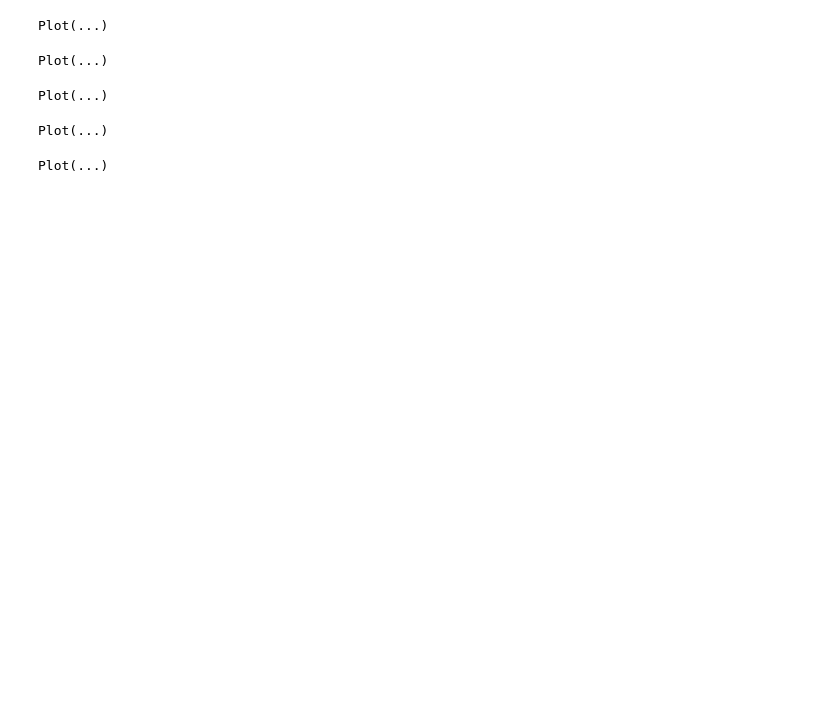
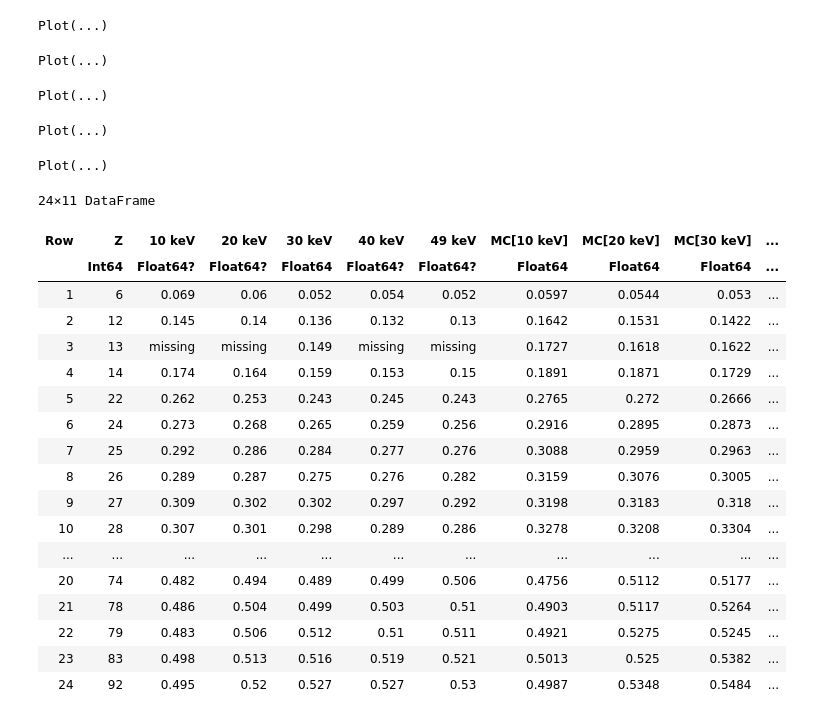
Before and after one commit to usnistgov/NeXLCore.jl, a Jupyter notebook: jupyter/backscatter_mc_browning1991.ipynb, the cells around one changed output. Cells and saved outputs as stored; diff of their text form; code cells hidden in the pictures; blank space fills up the shorter version.

```diff
--- a/jupyter/backscatter_mc_browning1991.ipynb
+++ b/jupyter/backscatter_mc_browning1991.ipynb
@@ -13,14 +11,13 @@ using Gadfly
 
 function backscatter(elm::Element, e0, traj=10000)
   traj2::Function=(t::Electron, mat::Material)->NeXLCore.transport(t, mat, Browning1991)
-  count = 0
   sample = bulk(pure(elm))
-  for i in Base.OneTo(traj)
+  count = ThreadsX.sum(Base.OneTo(traj)) do _
     bs = false
     trajectory(gun(Electron, e0, 1.0e-6), sample, traj2) do part, reg
       bs = reg==sample # The final region is the chamber...
     end
-    count += (bs ? 1 : 0)
+    bs ? 1 : 0
   end
   return count/traj
 end
@@ -100,3 +97,25 @@ plot(
 )
 # %% [output]
 Plot(...)
+# %%
+hr
+# %% [output]
+24×11 DataFrame
+| Row | Z | 10 keV | 20 keV | 30 keV | 40 keV | 49 keV | MC[10 keV] | MC[20 keV] | MC[30 keV] | ... |
+|  | Int64 | Float64? | Float64? | Float64 | Float64? | Float64? | Float64 | Float64 | Float64 | ... |
+| 1 | 6 | 0.069 | 0.06 | 0.052 | 0.054 | 0.052 | 0.0597 | 0.0544 | 0.053 | ... |
+| 2 | 12 | 0.145 | 0.14 | 0.136 | 0.132 | 0.13 | 0.1642 | 0.1531 | 0.1422 | ... |
+| 3 | 13 | missing | missing | 0.149 | missing | missing | 0.1727 | 0.1618 | 0.1622 | ... |
+| 4 | 14 | 0.174 | 0.164 | 0.159 | 0.153 | 0.15 | 0.1891 | 0.1871 | 0.1729 | ... |
+| 5 | 22 | 0.262 | 0.253 | 0.243 | 0.245 | 0.243 | 0.2765 | 0.272 | 0.2666 | ... |
+| 6 | 24 | 0.273 | 0.268 | 0.265 | 0.259 | 0.256 | 0.2916 | 0.2895 | 0.2873 | ... |
+| 7 | 25 | 0.292 | 0.286 | 0.284 | 0.277 | 0.276 | 0.3088 | 0.2959 | 0.2963 | ... |
+| 8 | 26 | 0.289 | 0.287 | 0.275 | 0.276 | 0.282 | 0.3159 | 0.3076 | 0.3005 | ... |
+| 9 | 27 | 0.309 | 0.302 | 0.302 | 0.297 | 0.292 | 0.3198 | 0.3183 | 0.318 | ... |
+| 10 | 28 | 0.307 | 0.301 | 0.298 | 0.289 | 0.286 | 0.3278 | 0.3208 | 0.3304 | ... |
+| ... | ... | ... | ... | ... | ... | ... | ... | ... | ... | ... |
+| 20 | 74 | 0.482 | 0.494 | 0.489 | 0.499 | 0.506 | 0.4756 | 0.5112 | 0.5177 | ... |
+| 21 | 78 | 0.486 | 0.504 | 0.499 | 0.503 | 0.51 | 0.4903 | 0.5117 | 0.5264 | ... |
+| 22 | 79 | 0.483 | 0.506 | 0.512 | 0.51 | 0.511 | 0.4921 | 0.5275 | 0.5245 | ... |
+| 23 | 83 | 0.498 | 0.513 | 0.516 | 0.519 | 0.521 | 0.5013 | 0.525 | 0.5382 | ... |
+| 24 | 92 | 0.495 | 0.52 | 0.527 | 0.527 | 0.53 | 0.4987 | 0.5348 | 0.5484 | ... |
```
Also changed, not shown: parts of 8 cells of this notebook, 7 other files.
